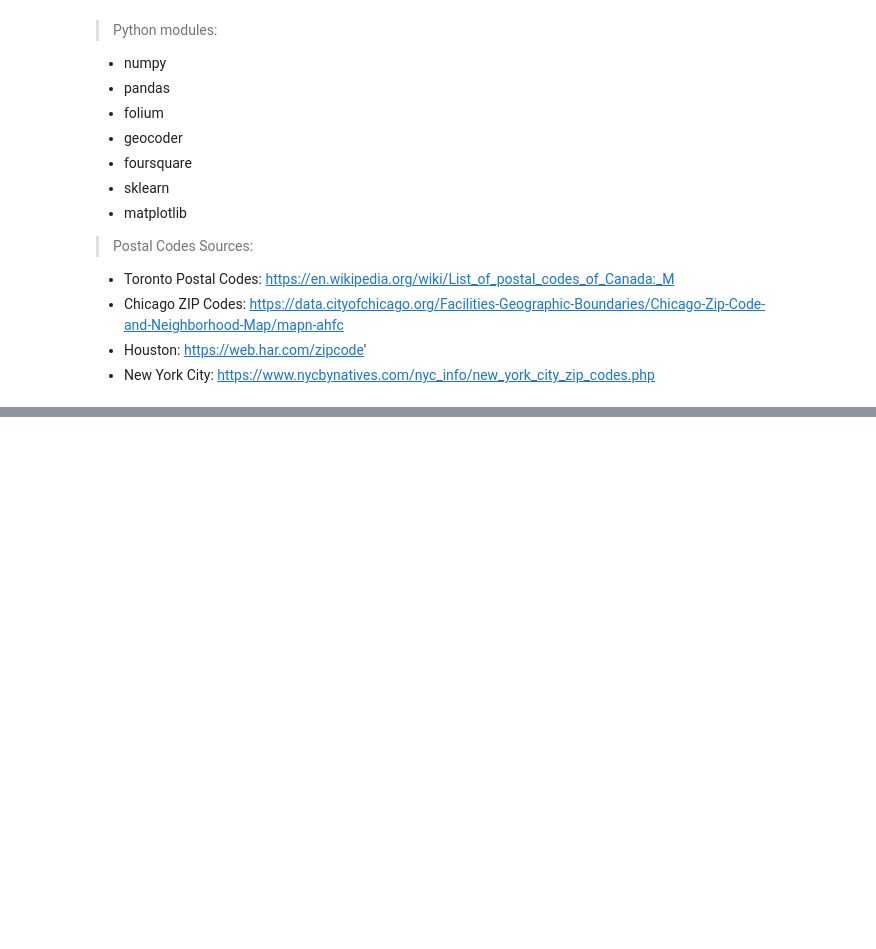
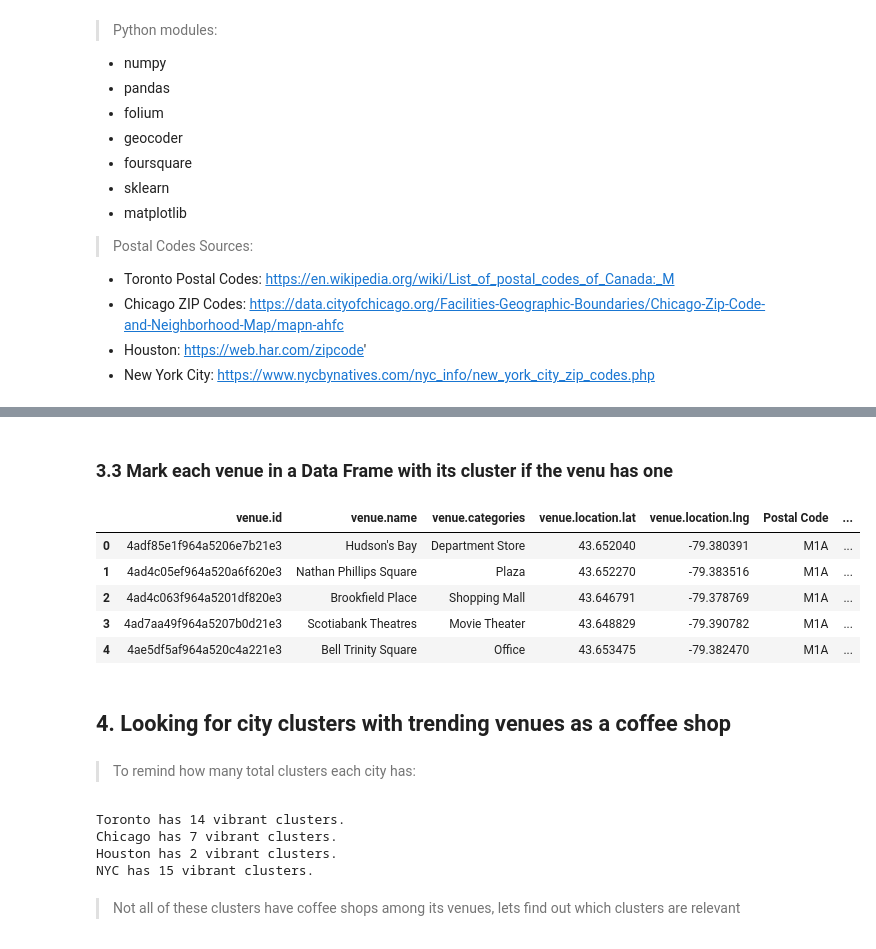
Before and after one commit to douxross/IBM-Project, a Jupyter notebook: main.ipynb, the cells around one changed output, grey strips where cells are left out. Saved outputs shown, nothing was run; the diff lists cells and outputs as text; code cells hidden in the pictures; blank space fills up the shorter version.

```diff
--- a/main.ipynb
+++ b/main.ipynb
@@ -33,0 +417,17 @@ The postal codes can be obtained over the Internet. Geolocation of those ZIP cod
+# %%
+# TORONTO
+sklearn.utils.check_random_state(1000)
+Clus_dataSet_t = df_venuse_t[['venue.location.lat','venue.location.lng']]
+Clus_dataSet_t = np.nan_to_num(Clus_dataSet_t)
+Clus_dataSet_t = StandardScaler().fit_transform(Clus_dataSet_t)
+
+# Compute DBSCAN
+db_t = DBSCAN(eps=0.2, min_samples=10).fit(Clus_dataSet_t)
+# Firts, create an array of booleans using the labels from db.
+core_samples_mask_t = np.zeros_like(db_t.labels_, dtype=bool)
+core_samples_mask_t[db_t.core_sample_indices_] = True
+labels_t = db_t.labels_
+
+# Number of clusters in labels, ignoring noise if present.
+realClusterNum_t = len(set(labels_t)) - (1 if -1 in labels_t else 0)
+clusterNum_t = len(set(labels_t))
@@ -33,0 +555,48 @@ The postal codes can be obtained over the Internet. Geolocation of those ZIP cod
+# %% [markdown]
+### 3.3 Mark each venue in a Data Frame with its cluster if the venu has one
+# %%
+# TORONTO
+df_venuse_t['ClusterNumber'] = labels_t
+data_filter_t = df_venuse_t['ClusterNumber'] != -1 # cluster "-1" is for venuse outliers
+df_cluster_t = df_venuse_t.where(data_filter_t).dropna()
+
+# CHICAGO
+df_venuse_c['ClusterNumber'] = labels_c
+data_filter_c = df_venuse_c['ClusterNumber'] != -1
+df_cluster_c = df_venuse_c.where(data_filter_c).dropna()
+
+# HOUSTON
+df_venuse_h['ClusterNumber'] = labels_h
+data_filter_h = df_venuse_h['ClusterNumber'] != -1
+df_cluster_h = df_venuse_h.where(data_filter_h).dropna()
+
+# NYC
+df_venuse_n['ClusterNumber'] = labels_n
+data_filter_n = df_venuse_n['ClusterNumber'] != -1
+df_cluster_n = df_venuse_n.where(data_filter_n).dropna()
+
+# how Toronto's table looks like
+df_venuse_t.head()
+# %% [output]
+|  | venue.id | venue.name | venue.categories | venue.location.lat | venue.location.lng | Postal Code | ... |
+| 0 | 4adf85e1f964a5206e7b21e3 | Hudson's Bay | Department Store | 43.652040 | -79.380391 | M1A | ... |
+| 1 | 4ad4c05ef964a520a6f620e3 | Nathan Phillips Square | Plaza | 43.652270 | -79.383516 | M1A | ... |
+| 2 | 4ad4c063f964a5201df820e3 | Brookfield Place | Shopping Mall | 43.646791 | -79.378769 | M1A | ... |
+| 3 | 4ad7aa49f964a5207b0d21e3 | Scotiabank Theatres | Movie Theater | 43.648829 | -79.390782 | M1A | ... |
+| 4 | 4ae5df5af964a520c4a221e3 | Bell Trinity Square | Office | 43.653475 | -79.382470 | M1A | ... |
+# %% [markdown]
+## 4. Looking for city clusters with trending venues as a coffee shop
+# %% [markdown]
+> To remind how many total clusters each city has:
+# %%
+print(f'Toronto has {clusterNum_t} vibrant clusters.')
+print(f'Chicago has {clusterNum_c} vibrant clusters.')
+print(f'Houston has {clusterNum_h} vibrant clusters.')
+print(f'NYC has {clusterNum_n} vibrant clusters.')
+# %% [output]
+Toronto has 14 vibrant clusters.
+Chicago has 7 vibrant clusters.
+Houston has 2 vibrant clusters.
+NYC has 15 vibrant clusters.
+# %% [markdown]
+> Not all of these clusters have coffee shops among its venues, lets find out which clusters are relevant
```
Also changed, not shown: parts of 76 cells of this notebook.
